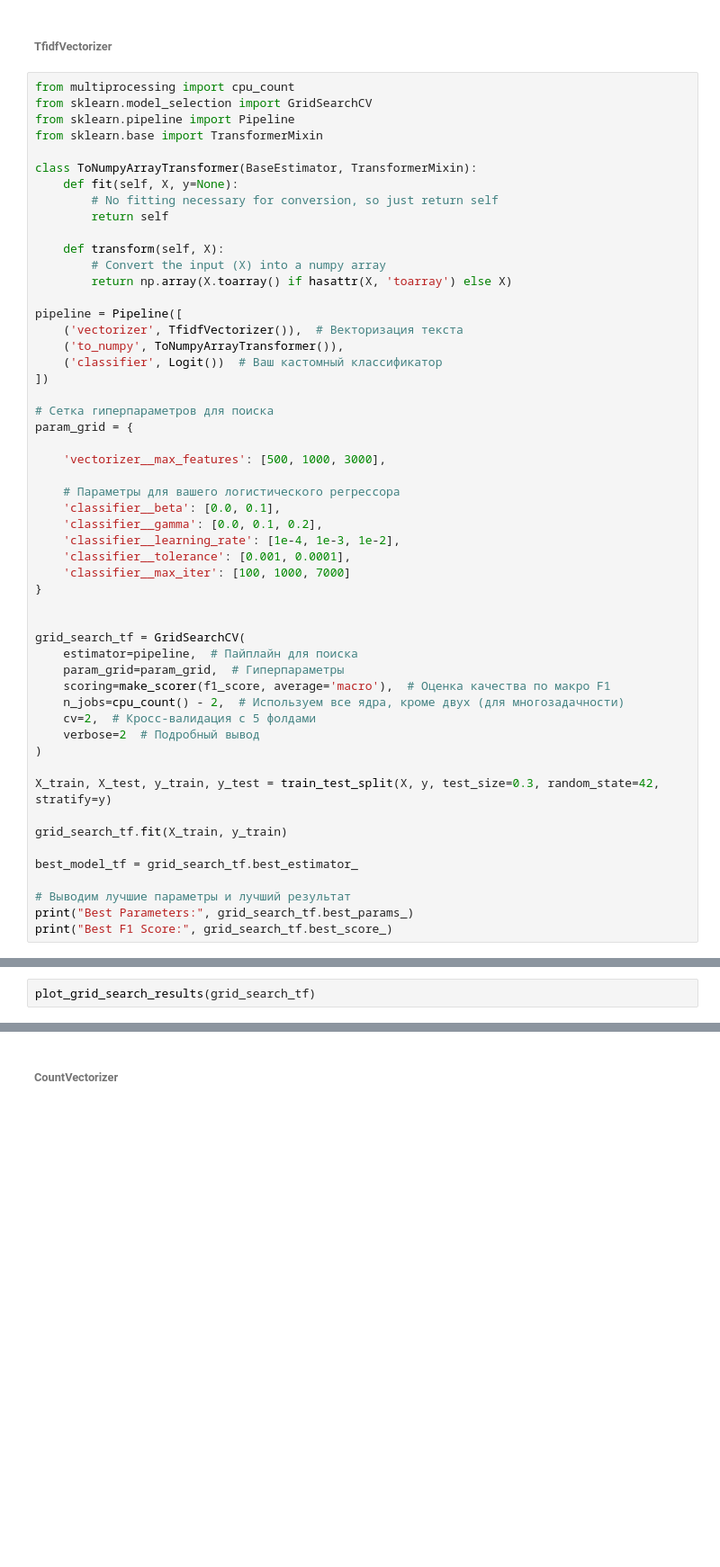
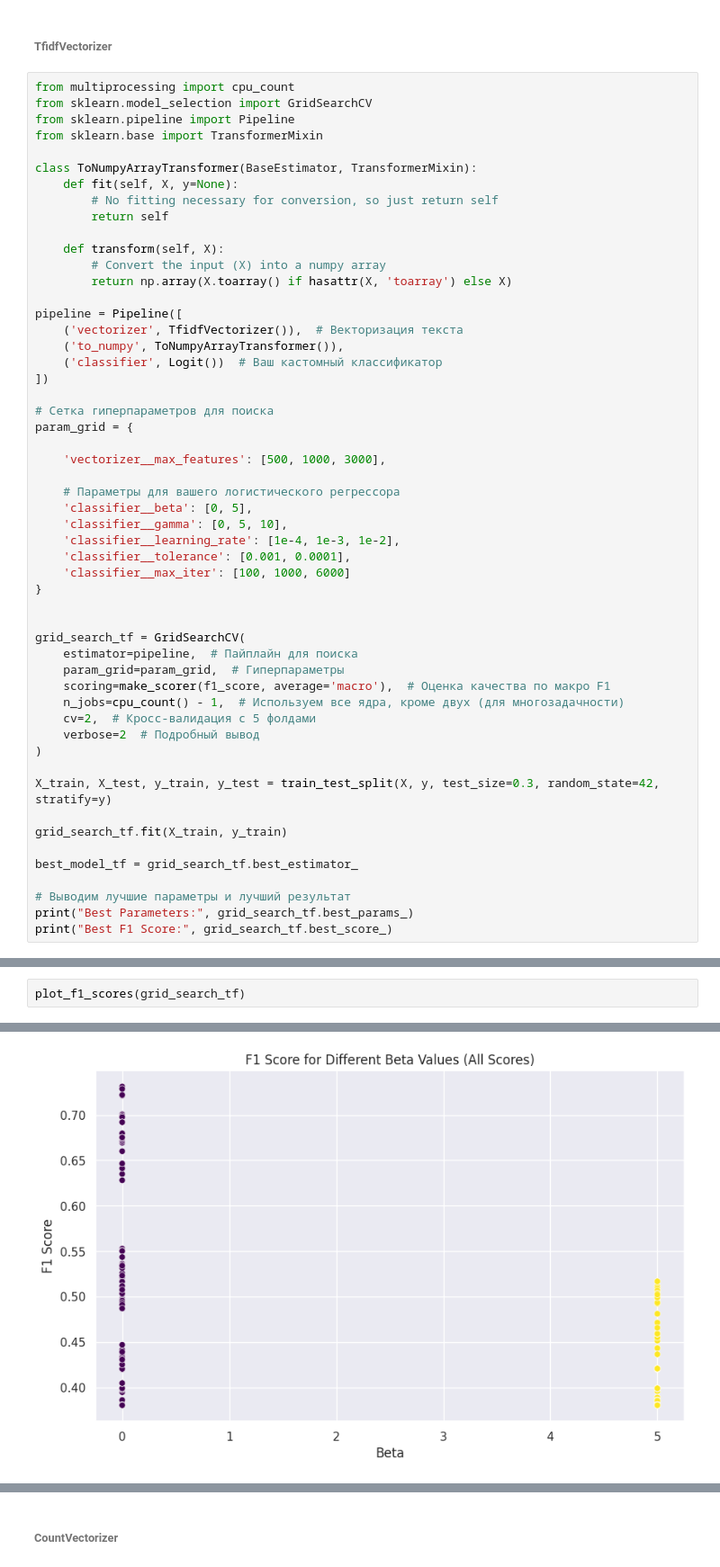
Before and after one commit to yakovlevia/Mathematical-methods-of-data-analysis, a Jupyter notebook: hw3ml_2024_best_ copy 2.ipynb, the cells around one changed output, grey strips where cells are left out. Shown at 90% size. Saved outputs shown, nothing was run; the diff lists cells and outputs as text; blank space fills up the shorter version.

```diff
--- a/hw3ml_2024_best_ copy 2.ipynb
+++ b/hw3ml_2024_best_ copy 2.ipynb
@@ -864,11 +837,11 @@ param_grid = {
     'vectorizer__max_features': [500, 1000, 3000],
 
     # Параметры для вашего логистического регрессора
-    'classifier__beta': [0.0, 0.1],
-    'classifier__gamma': [0.0, 0.1, 0.2],
+    'classifier__beta': [0, 5],
+    'classifier__gamma': [0, 5, 10],
     'classifier__learning_rate': [1e-4, 1e-3, 1e-2],
     'classifier__tolerance': [0.001, 0.0001],
-    'classifier__max_iter': [100, 1000, 7000]
+    'classifier__max_iter': [100, 1000, 6000]
 }
 
 
@@ -876,7 +849,7 @@ grid_search_tf = GridSearchCV(
     estimator=pipeline,  # Пайплайн для поиска
     param_grid=param_grid,  # Гиперпараметры
     scoring=make_scorer(f1_score, average='macro'),  # Оценка качества по макро F1
-    n_jobs=cpu_count() - 2,  # Используем все ядра, кроме двух (для многозадачности)
+    n_jobs=cpu_count() - 1,  # Используем все ядра, кроме двух (для многозадачности)
     cv=2,  # Кросс-валидация с 5 фолдами
     verbose=2  # Подробный вывод
 )
@@ -903,3 +910,3 @@ Fitting 2 folds for each of 324 candidates, totalling 648 fits
 # %%
-plot_grid_search_results(grid_search_tf)
+plot_f1_scores(grid_search_tf)
 # %% [output]
@@ -907,0 +913 @@ KeyError: 'param_classifier__C'
+[figure, added]
```
Also changed, not shown: parts of 31 cells of this notebook, 7 other files.
